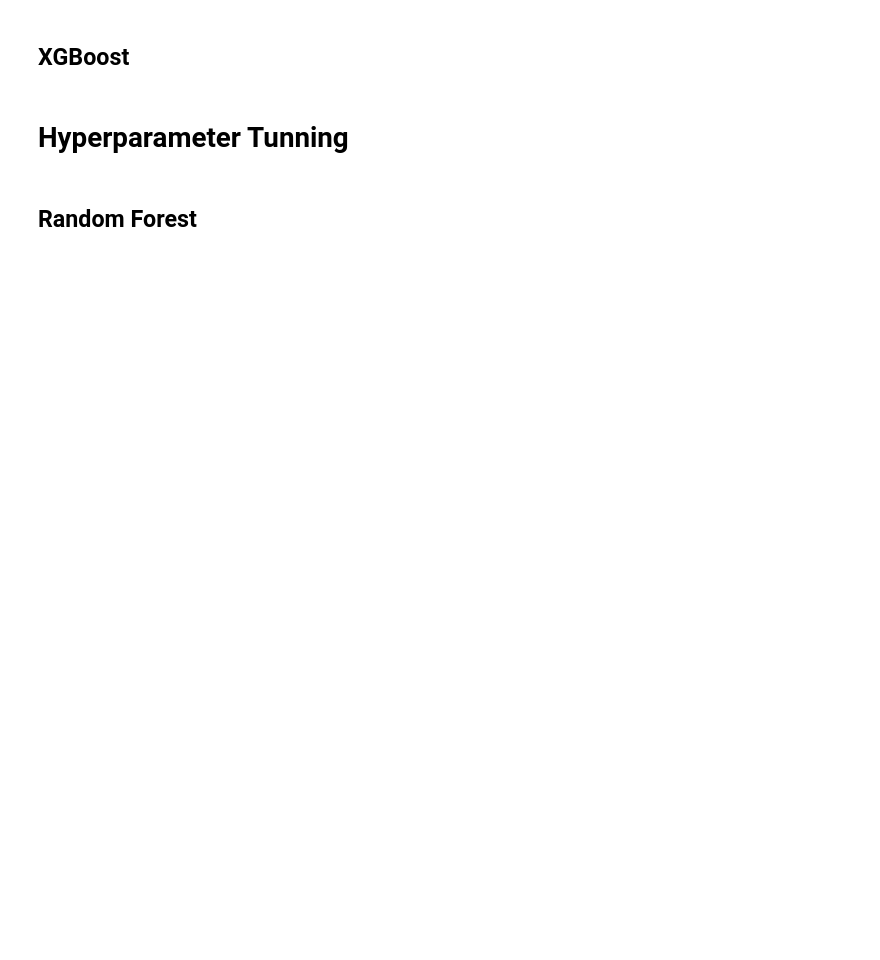
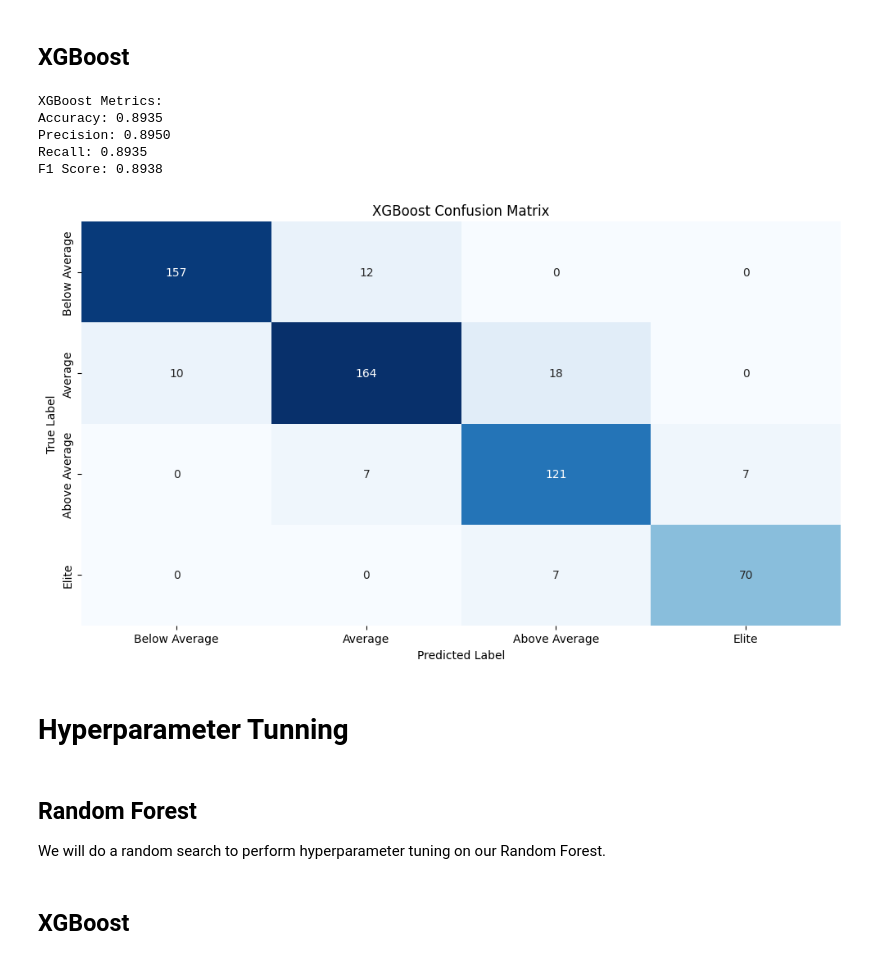
Before and after one commit to ichiro-wang/mlb-batting-analysis, a Jupyter notebook: notebooks/analysis.ipynb, the cells around one changed output. Saved outputs shown, nothing was run; the diff lists cells and outputs as text; code cells hidden in the pictures; blank space fills up the shorter version.

```diff
--- a/notebooks/analysis.ipynb
+++ b/notebooks/analysis.ipynb
@@ -844,20 +881,31 @@ vis.plot_confusion_matrix(
 # %% [markdown]
 ## XGBoost
 # %%
-xgb, metrics_xgb, y_pred_xgb = cf.evaluate_classifier(
-  type="xgb",
-  X_train=X_resampled,
-  X_test=X_test,
-  y_train=y_resampled,
-  y_test=y_test
+xgb, metrics_xgb, y_pred_xgb = cf.evaluate_xgboost(
+    X_train=X_resampled, X_test=X_test, y_train=y_resampled, y_test=y_test
 )
 
-confusion_matrix_xgb = cf.create_confusion_matrix(y_test=y_test, y_pred=y_pred_xgb)
-vis.plot_confusion_matrix(cm=confusion_matrix_xgb, title="XGBoost Confusion Matrix")
+cf.show_classfication_metrics(metrics=metrics_xgb, model_name="XGBoost")
+
+confusion_matrix_xgb = cf.create_confusion_matrix(
+    y_test=y_test, y_pred=y_pred_xgb, label_order=tier_order
+)
+vis.plot_confusion_matrix(
+    cm=confusion_matrix_xgb, label_order=tier_order, title="XGBoost Confusion Matrix"
+)
+# %% [output]
+XGBoost Metrics:
+Accuracy: 0.8935
+Precision: 0.8950
+Recall: 0.8935
+F1 Score: 0.8938
+[figure, added]
 # %% [markdown]
 # Hyperparameter Tunning
-# %% [markdown]
-## Random Forest
+# %% [markdown]
+## Random Forest
+
+We will do a random search to perform hyperparameter tuning on our Random Forest.
 # %%
 rf_best, metrics_rf_tuned, y_pred_rf_tuned = hp.random_search_rf(
     rf=rf,
@@ -870,0 +921,2 @@ vis.show_classfication_metrics(metrics=metrics_rf_tuned, model="Tuned Random For
+# %% [markdown]
+## XGBoost
```
Also changed, not shown: parts of 8 cells of this notebook, 4 other files.
